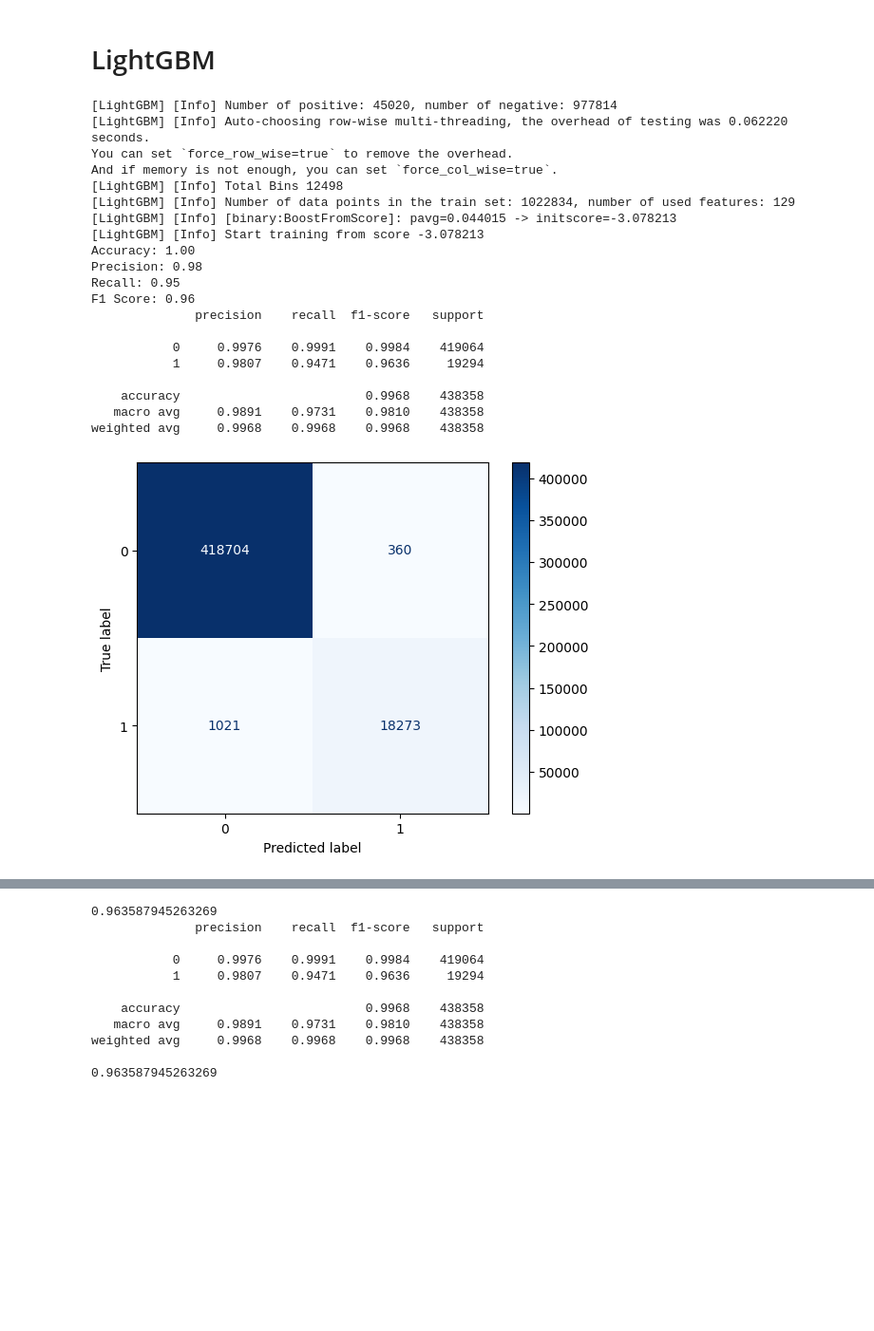
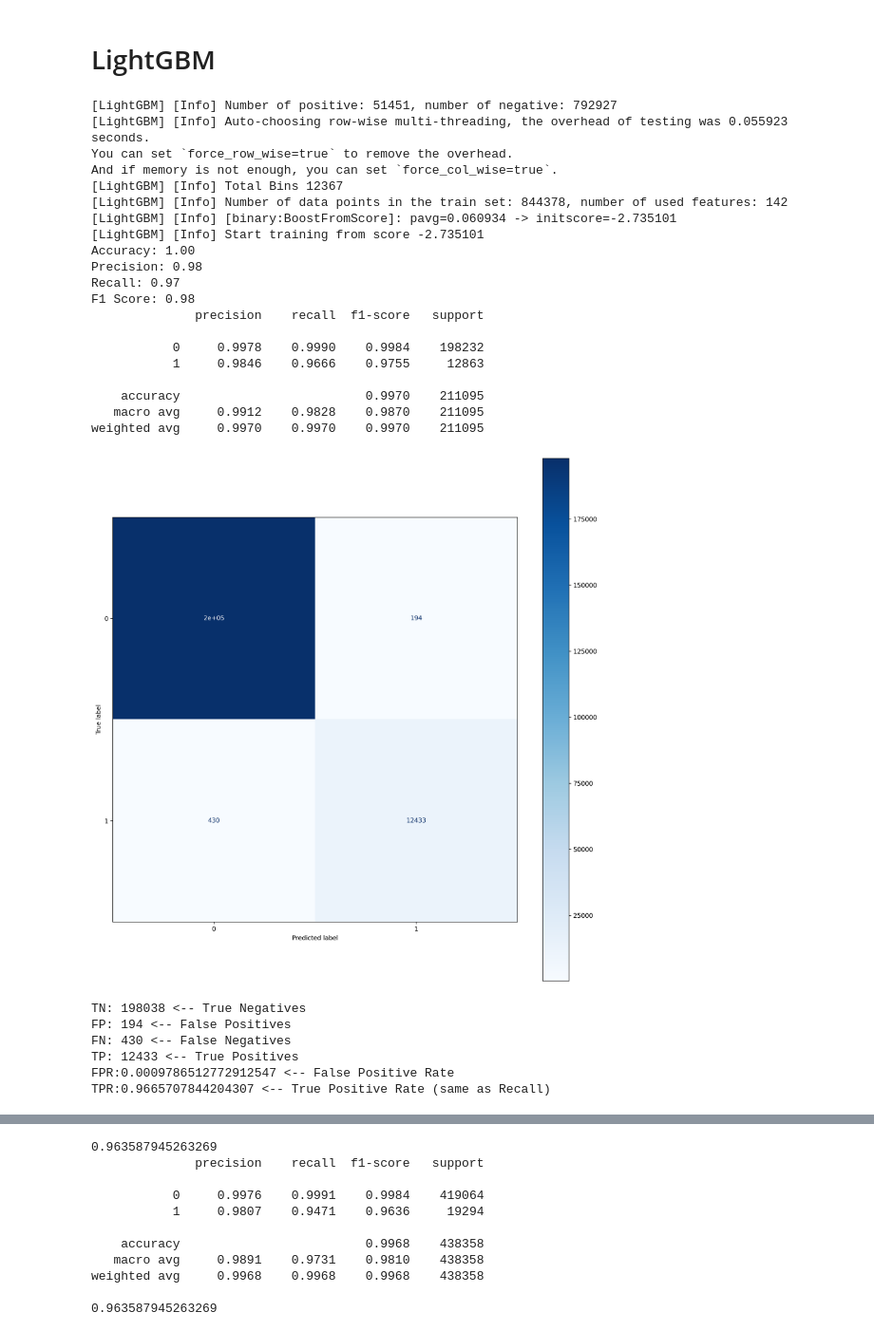
Before and after one commit to OviOvocny/dr-playground, a Jupyter notebook: LightGBM-phishing-demo.ipynb, the cells around one changed output, grey strips where cells are left out. Shown at 95% size. Drawn from its saved outputs; the diff is of its cells as text; code cells hidden in the pictures; blank space fills up the shorter version.

```diff
--- a/LightGBM-phishing-demo.ipynb
+++ b/LightGBM-phishing-demo.ipynb
@@ -27,7 +27,7 @@ model_name = "demo_phishing"
 # EDIT this to specify benign / malicious datasets to use     #
 # #############################################################
 benign_dataset_filenames = [
-    'floor/benign_2307.parquet',
+    'floor/benign_2310.parquet',
     'floor/cesnet2.parquet'
 ]
 malicious_dataset_filenames = [
@@ -100,7 +100,7 @@ warnings.filterwarnings('ignore', category=FutureWarning, module="sklearn")
 X_train, X_test, y_train, y_test = train_test_split(
   features,
   labels,
-  test_size=0.3,
+  test_size=0.2,
   random_state=42,
   shuffle=True,
   stratify=labels
@@ -119,19 +119,15 @@ import matplotlib.pyplot as plt
 params = {
     'objective': 'binary',  # binary classification
     'boosting_type': 'gbdt',  # Gradient Boosting Decision Tree
-    'n_estimators': 897,  # Number of boosted trees to fit, equivalent to number of boosting iterations
-    'num_leaves': 59,
-    'max_depth': 20,
+    'n_estimators': 3030,  # Number of boosted trees to fit, equivalent to number of boosting iterations
+    'num_leaves': 89,
+    'max_depth': 16,
     'random_state': 7,
-    #'subsample': 1.0,
-    'objective': 'binary',
+    'learning_rate': 0.1,
+    'min_child_samples': 18,
+    'scale_pos_weight': 1.6,
+    'colsample_bytree': 0.9,
     'reg_lambda': 0.1,
-    'min_child_samples': 27,
-    'scale_pos_weight': 1.6,
-    #'min_child_weight': 0.001,
-    'colsample_bytree': 0.9,
-    #'subsample_for_bin': 220000,
-    #'learning_rate': 0.11
 }
 
 model = lgb.LGBMClassifier(**params)
@@ -146,46 +142,70 @@ if do_cross_val:
 # at last, train the model
 _ = model.fit(X_train, y_train)
 
 #
 import pickle
 pickle.dump(model, open("lgbm_" + model_name + ".pkl", "wb"))
 
 # Evaluate the model on the test set
 y_pred = model.predict(X_test)
 
 print(f'Accuracy: {accuracy_score(y_test, y_pred):.2f}')
 print(f'Precision: {precision_score(y_test, y_pred, zero_division=1):.2f}')
 print(f'Recall: {recall_score(y_test, y_pred):.2f}')
 print(f'F1 Score: {f1_score(y_test, y_pred):.2f}')
 
+
 from sklearn.metrics import classification_report, ConfusionMatrixDisplay, det_curve
 print(classification_report(y_test, y_pred, digits=4))
 
+# Get the confusion matrix
+cm = confusion_matrix(y_test, y_pred, labels=model.classes_)  # Compute confusion matrix
+
+#conf_matrix = confusion_matrix(y_test, predicted)
+tn, fp, fn, tp = cm.ravel()
+
+# Calculate False Positive Rate (FPR)
+fpr = fp / (fp + tn)
+tpr = tp / (tp + fn)
+
+print("TN: " + str(tn) + " <-- True Negatives")
+print("FP: " + str(fp) + " <-- False Positives")
+print("FN: " + str(fn) + " <-- False Negatives")
+print("TP: " + str(tp) + " <-- True Positives")
+
+print("FPR:" + str(fpr) + " <-- False Positive Rate")
+print("TPR:" + str(tpr) + " <-- True Positive Rate (same as Recall)")
+
 # Display the confusion matrix
-cm = confusion_matrix(y_test, y_pred, labels=model.classes_)  # Compute confusion matrix
 disp = ConfusionMatrixDisplay(confusion_matrix=cm, display_labels=model.classes_)  # Create display object
 disp.plot(cmap=plt.cm.Blues)  # Plot confusion matrix
 plt.show()  # Show the plot
 # %% [output]
-[LightGBM] [Info] Number of positive: 45020, number of negative: 977814
-[LightGBM] [Info] Auto-choosing row-wise multi-threading, the overhead of testing was 0.062220 seconds.
+[LightGBM] [Info] Number of positive: 51451, number of negative: 792927
+[LightGBM] [Info] Auto-choosing row-wise multi-threading, the overhead of testing was 0.055923 seconds.
 You can set `force_row_wise=true` to remove the overhead.
 And if memory is not enough, you can set `force_col_wise=true`.
-[LightGBM] [Info] Total Bins 12498
-[LightGBM] [Info] Number of data points in the train set: 1022834, number of used features: 129
-[LightGBM] [Info] [binary:BoostFromScore]: pavg=0.044015 -> initscore=-3.078213
-[LightGBM] [Info] Start training from score -3.078213
+[LightGBM] [Info] Total Bins 12367
+[LightGBM] [Info] Number of data points in the train set: 844378, number of used features: 142
+[LightGBM] [Info] [binary:BoostFromScore]: pavg=0.060934 -> initscore=-2.735101
+[LightGBM] [Info] Start training from score -2.735101
 Accuracy: 1.00
 Precision: 0.98
-Recall: 0.95
-F1 Score: 0.96
+Recall: 0.97
+F1 Score: 0.98
               precision    recall  f1-score   support
 
-           0     0.9976    0.9991    0.9984    419064
-           1     0.9807    0.9471    0.9636     19294
+           0     0.9978    0.9990    0.9984    198232
+           1     0.9846    0.9666    0.9755     12863
 
-    accuracy                         0.9968    438358
-   macro avg     0.9891    0.9731    0.9810    438358
-weighted avg     0.9968    0.9968    0.9968    438358
+    accuracy                         0.9970    211095
+   macro avg     0.9912    0.9828    0.9870    211095
+weighted avg     0.9970    0.9970    0.9970    211095
-[figure, old version]
+[figure, new version]
+TN: 198038 <-- True Negatives
+FP: 194 <-- False Positives
+FN: 430 <-- False Negatives
+TP: 12433 <-- True Positives
+FPR:0.0009786512772912547 <-- False Positive Rate
+TPR:0.9665707844204307 <-- True Positive Rate (same as Recall)
 # %%
```
Also changed, not shown: parts of 3 cells of this notebook, 10 other files.
